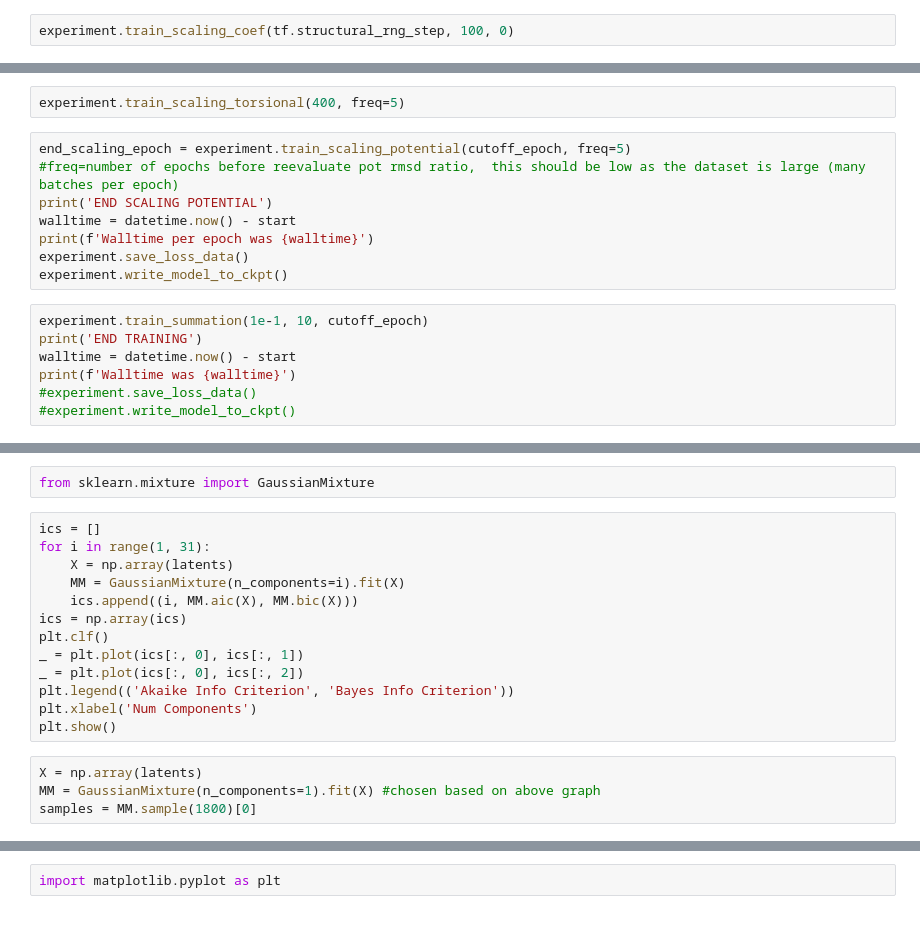
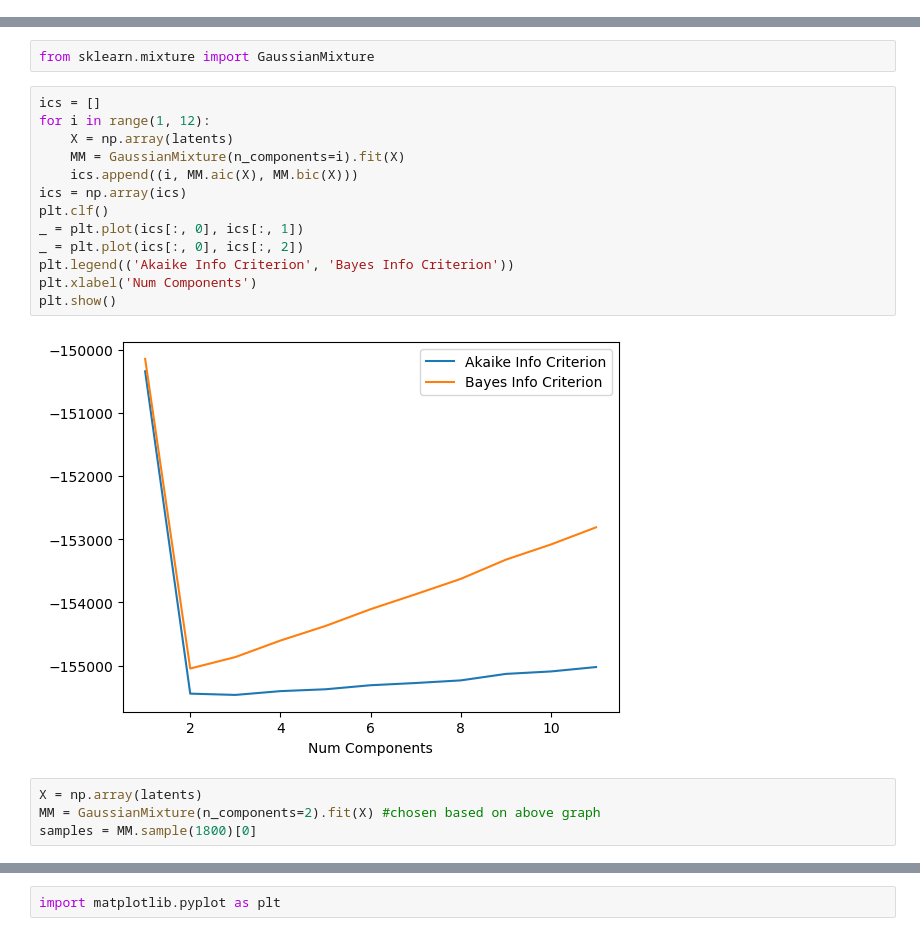
Before and after one commit to CCBatIIT/Deep-MMS, a Jupyter notebook: RUN.ipynb, the cells around one changed output, grey strips where cells are left out. Cells and saved outputs as stored; diff of their text form.

```diff
--- a/RUN.ipynb
+++ b/RUN.ipynb
@@ -57,2 +34,0 @@ epoch 127 atom_rmsd_nm 5.8728E-01 5.8727E-01 torsional 6.7408E-01 6.7368E-01 dPo
-# %%
-experiment.train_scaling_coef(tf.structural_rng_step, 100, 0)
@@ -64,20 +35,3 @@ KeyboardInterrupt:
-# %%
-experiment.train_scaling_torsional(400, freq=5)
-# %%
-end_scaling_epoch = experiment.train_scaling_potential(cutoff_epoch, freq=5)
-#freq=number of epochs before reevaluate pot rmsd ratio,  this should be low as the dataset is large (many batches per epoch)
-print('END SCALING POTENTIAL')
-walltime = datetime.now() - start
-print(f'Walltime per epoch was {walltime}')
-experiment.save_loss_data()
-experiment.write_model_to_ckpt()
-# %%
-experiment.train_summation(1e-1, 10, cutoff_epoch)
-print('END TRAINING')
-walltime = datetime.now() - start
-print(f'Walltime was {walltime}')
-#experiment.save_loss_data()
-#experiment.write_model_to_ckpt()
 # %%
 rng_init = jax.random.PRNGKey(54)
 rng, key = jax.random.split(rng_init)
@@ -92,20 +54,22 @@ for i in range(latents.shape[-1]):
 from sklearn.mixture import GaussianMixture
 # %%
 ics = []
-for i in range(1, 31):
+for i in range(1, 12):
     X = np.array(latents)
     MM = GaussianMixture(n_components=i).fit(X)
     ics.append((i, MM.aic(X), MM.bic(X)))
 ics = np.array(ics)
 plt.clf()
 _ = plt.plot(ics[:, 0], ics[:, 1])
 _ = plt.plot(ics[:, 0], ics[:, 2])
 plt.legend(('Akaike Info Criterion', 'Bayes Info Criterion'))
 plt.xlabel('Num Components')
 plt.show()
+# %% [output]
+[figure, added]
 # %%
 X = np.array(latents)
-MM = GaussianMixture(n_components=1).fit(X) #chosen based on above graph
+MM = GaussianMixture(n_components=2).fit(X) #chosen based on above graph
 samples = MM.sample(1800)[0]
 # %%
 for i in range(samples.shape[-1]):
```
Also changed, not shown: parts of 11 cells of this notebook, 6 other files.
